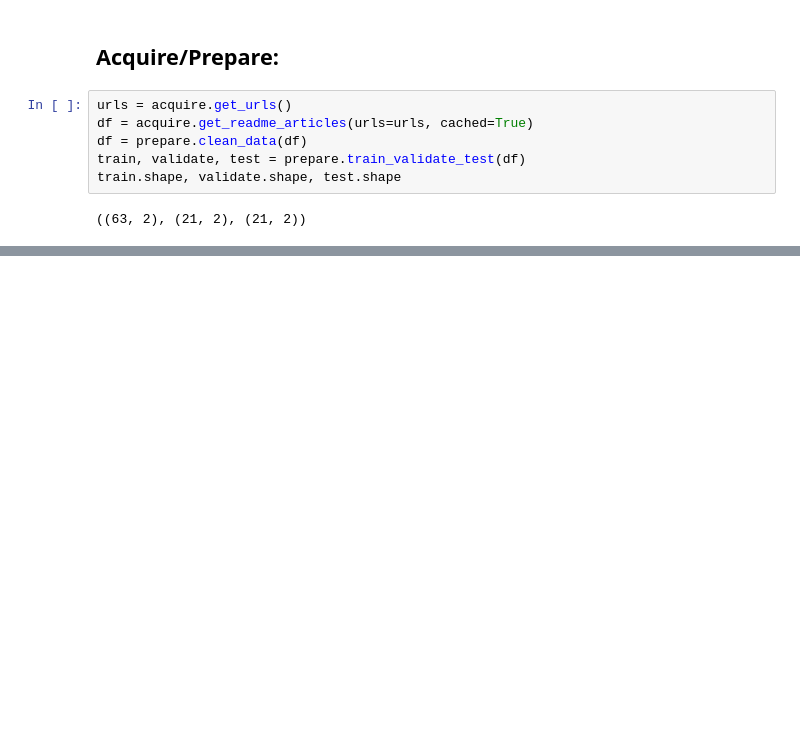
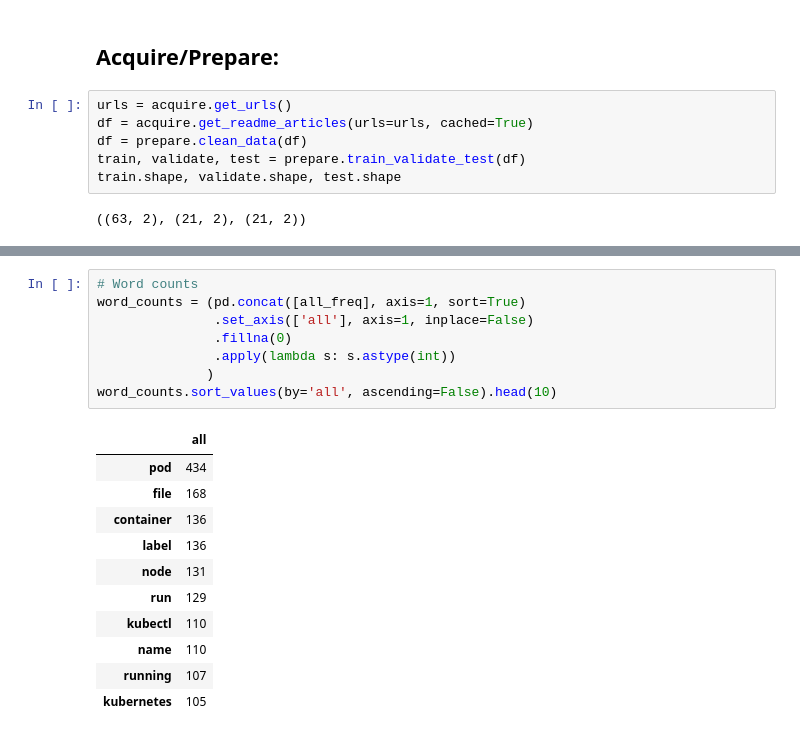
Before and after one commit to AC-Readme/nlp_project, a Jupyter notebook: corey_scratch.ipynb, the cells around one changed output, grey strips where cells are left out. Cells and saved outputs as stored; diff of their text form; blank space fills up the shorter version.

```diff
--- a/corey_scratch.ipynb
+++ b/corey_scratch.ipynb
@@ -62,0 +110,20 @@ Name: language, dtype: int64
+# %%
+# Word counts
+word_counts = (pd.concat([all_freq], axis=1, sort=True)
+               .set_axis(['all'], axis=1, inplace=False)
+               .fillna(0)
+               .apply(lambda s: s.astype(int))
+              )
+word_counts.sort_values(by='all', ascending=False).head(10)
+# %% [output]
+|  | all |
+| pod | 434 |
+| file | 168 |
+| container | 136 |
+| label | 136 |
+| node | 131 |
+| run | 129 |
+| kubectl | 110 |
+| name | 110 |
+| running | 107 |
+| kubernetes | 105 |
```
Also changed, not shown: parts of 17 cells of this notebook.
